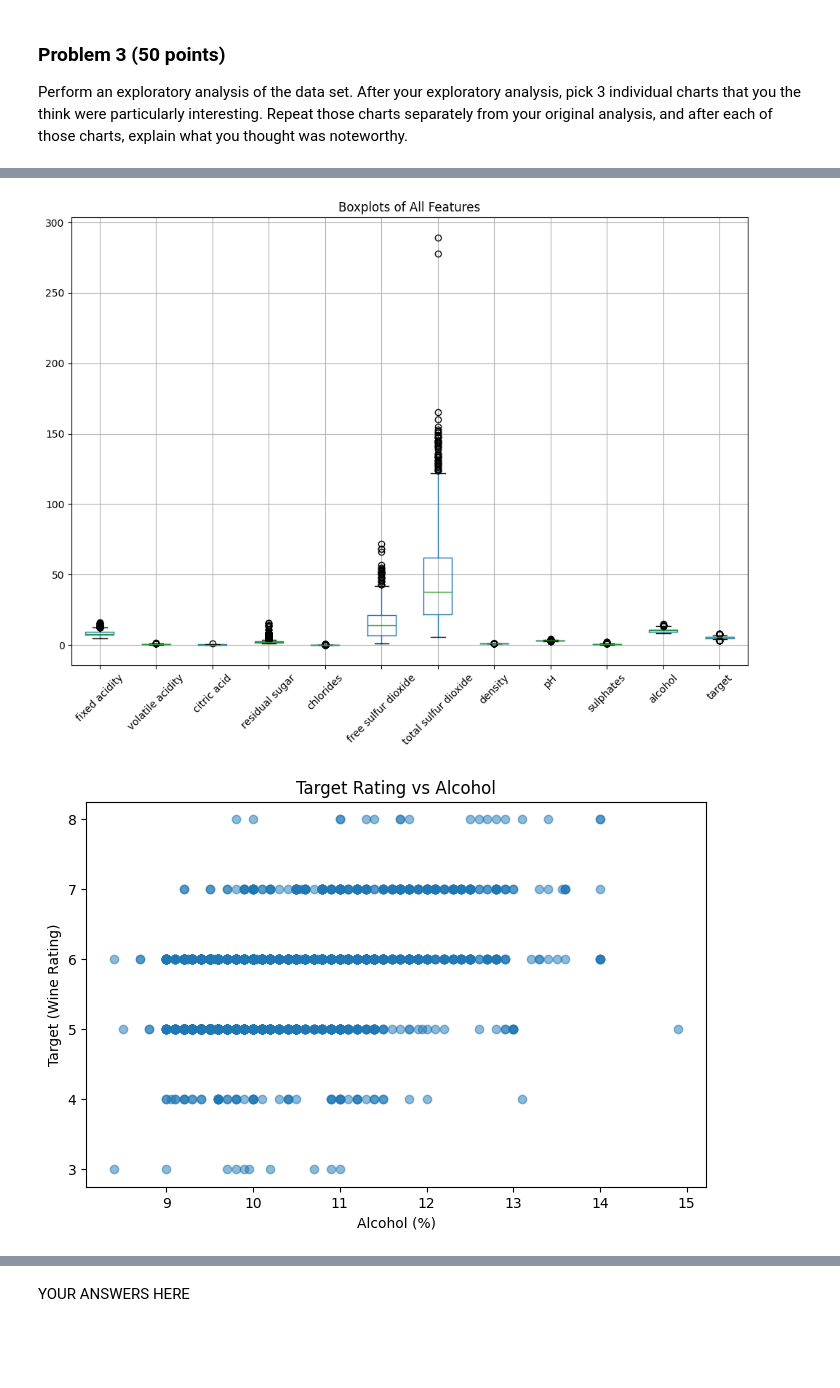
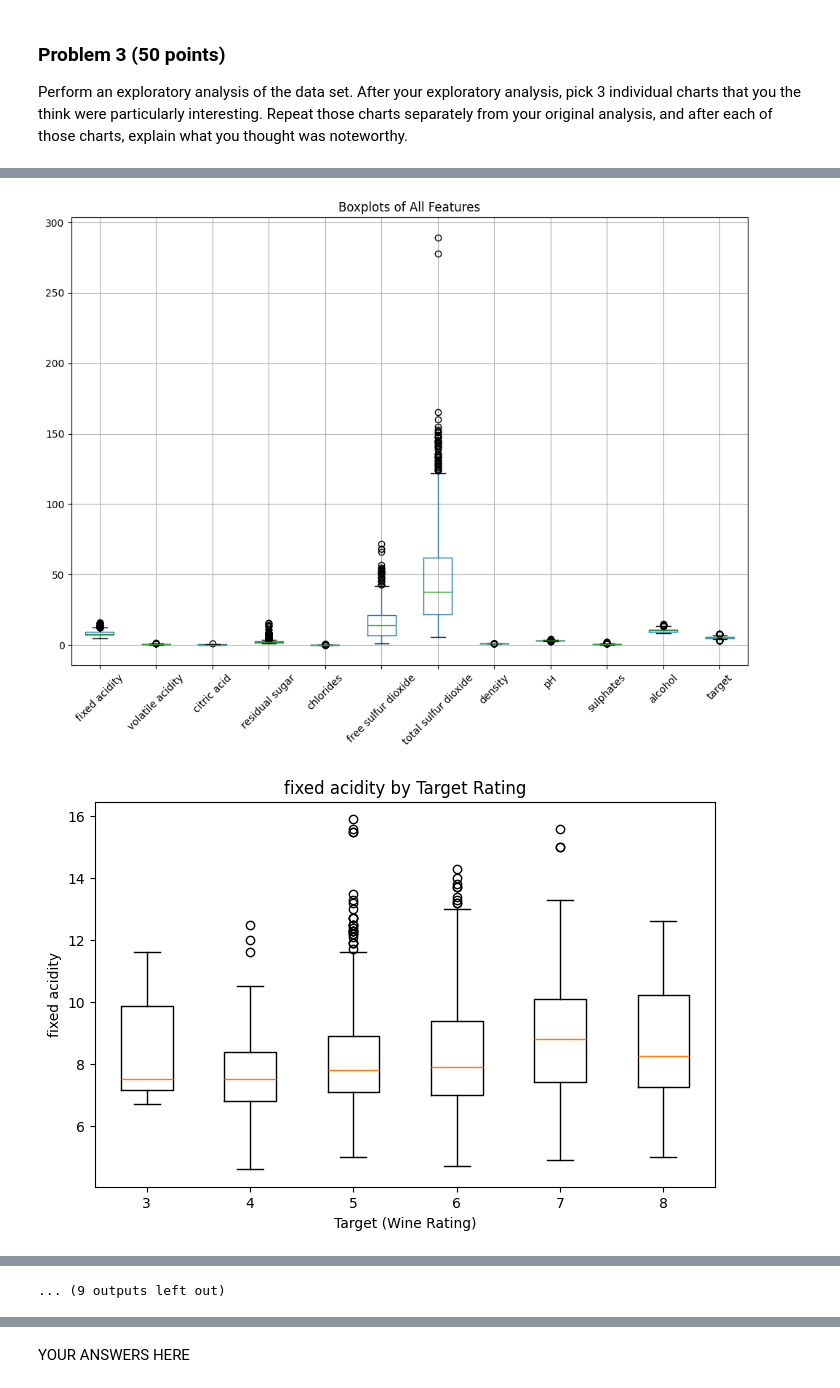
Before and after one commit to JCameronH/dx602-final-project, a Jupyter notebook: project.ipynb, the cells around one changed output, grey strips where cells are left out. Drawn from its saved outputs; the diff is of its cells as text; code cells hidden in the pictures; blank space fills up the shorter version.

```diff
--- a/project.ipynb
+++ b/project.ipynb
@@ -168,6 +168,13 @@ print(df.isnull().sum())
 df.hist(figsize=(12,10), bins=20)
 plt.tight_layout()
 plt.show()
+
+
+print('Skewness Feature Ratings')
+for col in df.columns:
+    if col != "target":
+        skew_value = scipy.stats.skew(df[col])
+        print(f"{col}: {skew_value:.4f}")
 
 #correlation matrix
 corr = df.corr()
@@ -188,20 +195,66 @@ df.boxplot(rot=45)
 plt.title("Boxplots of All Features")
 plt.show()
 
-#scatter plot linear relationship view
+#indiviudal features and relationship to target with boxplots
+features = [col for col in df.columns if col != "target"]
+
+# Sorted list of unique target values
+target_values = sorted(df["target"].unique())
+
+for feature in features:
+    plt.figure(figsize=(8,5))
+
+    # Create a list of arrays, one per target category
+    data_by_target = [df[df["target"] == t][feature] for t in target_values]
+
+    plt.boxplot(data_by_target, labels=target_values)
+
+    plt.xlabel("Target (Wine Rating)")
+    plt.ylabel(feature)
+    plt.title(f"{feature} by Target Rating")
+    plt.show()
+
+
+
+
+
+
+print('**********Below are the 3 Interesting Charts Chosen****************************** ')
+#box plot linear relationship view, alcohol
 plt.figure(figsize=(8,5))
-plt.scatter(df["alcohol"], df["target"], alpha=0.5)
-plt.xlabel("Alcohol (%)")
-plt.ylabel("Target (Wine Rating)")
-plt.title("Target Rating vs Alcohol")
+plt.boxplot(
+    [df[df["target"] == t]["alcohol"] for t in sorted(df["target"].unique())],
+    labels=sorted(df["target"].unique())
+)
+plt.xlabel("Target (Wine Rating)")
+plt.ylabel("Alcohol (%)")
+plt.title("Alcohol (%) by Target Rating")
 plt.show()
 
+#box plot linear relationship view, volatile acid
 plt.figure(figsize=(8,5))
-plt.scatter(df["volatile acidity"], df["target"], alpha=0.5)
-plt.xlabel("Volatile Acidity")
-plt.ylabel("Target (Wine Rating)")
-plt.title("Target Rating vs Volatile Acidity")
+plt.boxplot(
+    [df[df["target"] == t]["volatile acidity"] for t in sorted(df["target"].unique())],
+    labels=sorted(df["target"].unique())
+)
+plt.xlabel("Target (Wine Rating)")
+plt.ylabel("Volatile Acidity")
+plt.title("Volatile Acidity by Target Rating")
 plt.show()
+
+#free sulfur distribution
+plt.figure(figsize=(6,5))
+plt.boxplot(df["free sulfur dioxide"], vert=True)
+plt.ylabel("Free Sulfur Dioxide")
+plt.title("Box Plot of Free Sulfur Dioxide")
+plt.show()
+
+#total sulfur distribution
+plt.figure(figsize=(6,5))
+plt.boxplot(df["total sulfur dioxide"], vert=True)
+plt.ylabel("Total Sulfur Dioxide")
+plt.title("Box Plot of Total Sulfur Dioxide")
+plt.show()
 # %% [output]
    fixed acidity  volatile acidity  citric acid  residual sugar  chlorides  \
 0            7.4              0.70         0.00             1.9      0.076
@@ -237,7 +290,7 @@ alcohol                   -0.061668         -0.202288     0.109903
 pH                    0.205633 -0.057731
 sulphates             0.093595  0.251397
 alcohol               1.000000  0.476166
 target                0.476166  1.000000
 [figure]
 [figure]
-[figure, old version]
+[figure, new version]
@@ -244,0 +303 @@ target                0.476166  1.000000
+... (9 outputs left out)
```
Also changed, not shown: parts of 2 cells of this notebook.
